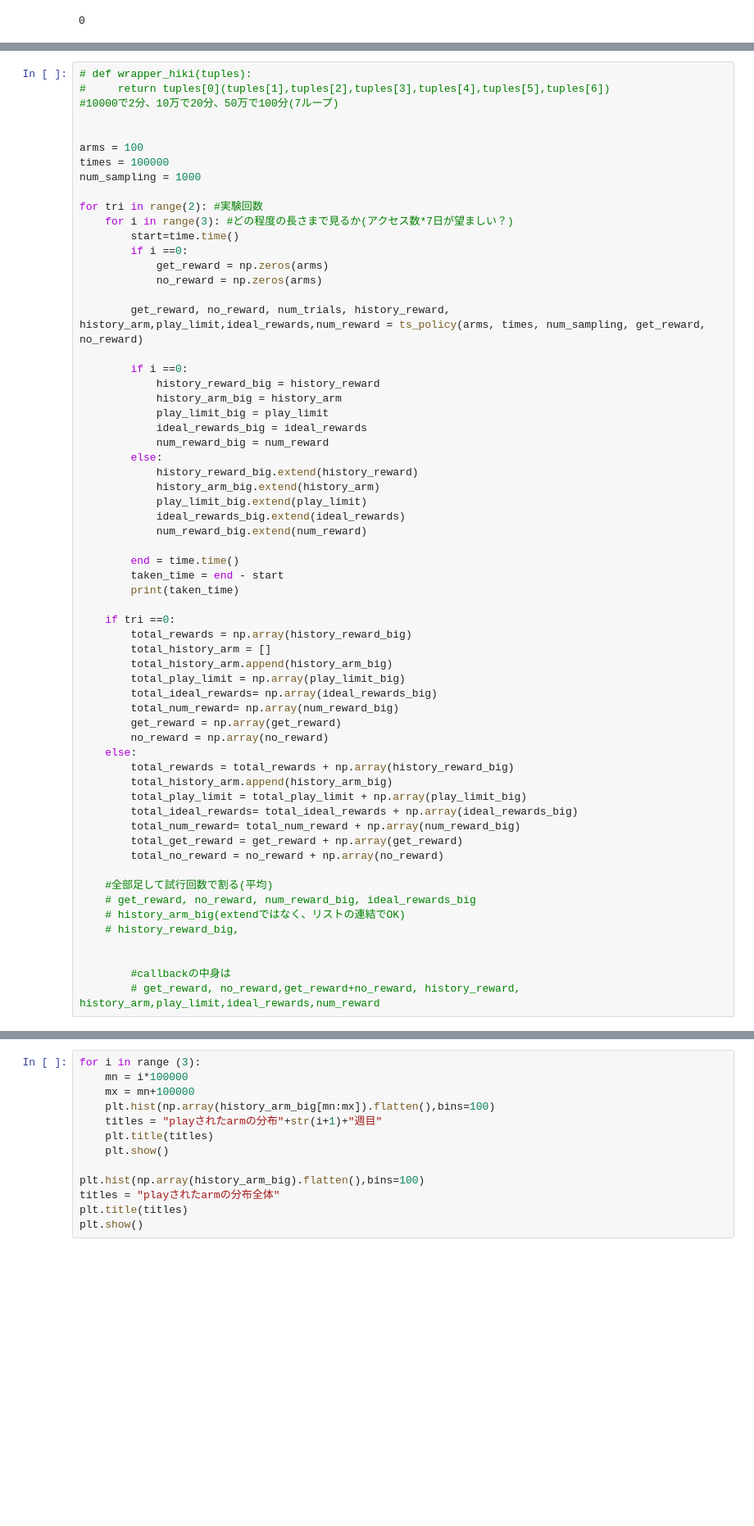
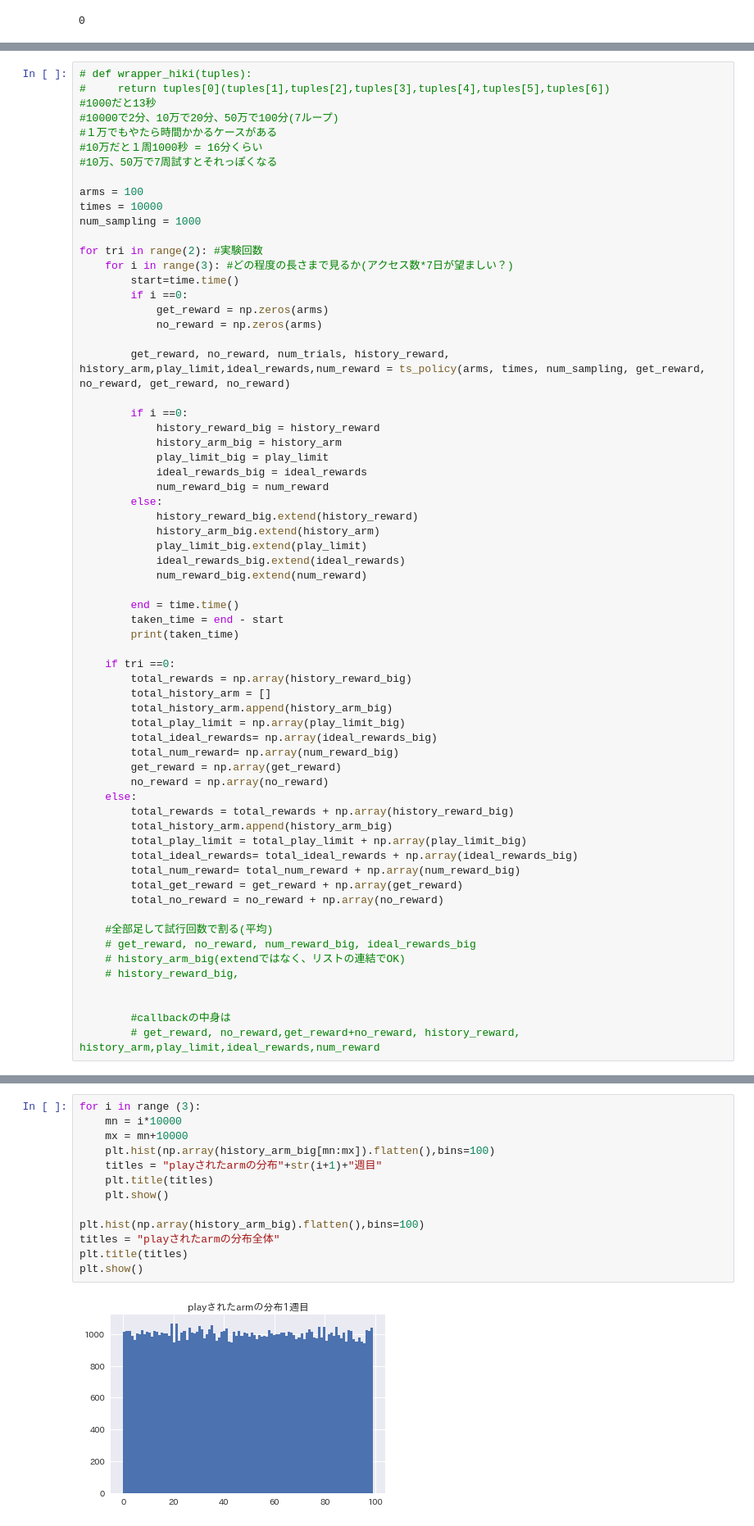
Before and after one commit to shoshosho/test2, a Jupyter notebook: bandit/offline_thompson_sampling_multi_armed_bandit-single.ipynb, the cells around one changed output, grey strips where cells are left out. Shown at 82% size. Drawn from its saved outputs; the diff is of its cells as text; blank space fills up the shorter version.

```diff
--- a/bandit/offline_thompson_sampling_multi_armed_bandit-single.ipynb
+++ b/bandit/offline_thompson_sampling_multi_armed_bandit-single.ipynb
@@ -117,11 +130,14 @@ def ts_policy(arms, time, num_sampling, get_reward, no_reward, alpha=1, beta=1):
 # %%
 # def wrapper_hiki(tuples):
 #     return tuples[0](tuples[1],tuples[2],tuples[3],tuples[4],tuples[5],tuples[6])
+#1000だと13秒
 #10000で2分、10万で20分、50万で100分(7ループ)
-
+#１万でもやたら時間かかるケースがある
+#10万だと１周1000秒 = 16分くらい
+#10万、50万で7周試すとそれっぽくなる
 
 arms = 100
-times = 100000
+times = 10000
 num_sampling = 1000
 
 for tri in range(2): #実験回数
@@ -131,7 +147,7 @@ for tri in range(2): #実験回数
             get_reward = np.zeros(arms)
             no_reward = np.zeros(arms)
 
-        get_reward, no_reward, num_trials, history_reward, history_arm,play_limit,ideal_rewards,num_reward = ts_policy(arms, times, num_sampling, get_reward, no_reward)
+        get_reward, no_reward, num_trials, history_reward, history_arm,play_limit,ideal_rewards,num_reward = ts_policy(arms, times, num_sampling, get_reward, no_reward, get_reward, no_reward)
 
         if i ==0:
             history_reward_big = history_reward
@@ -210,13 +277,15 @@ print("失敗総数",sum(no_reward))
 # %%
 for i in range (3):
-    mn = i*100000
-    mx = mn+100000
+    mn = i*10000
+    mx = mn+10000
     plt.hist(np.array(history_arm_big[mn:mx]).flatten(),bins=100)
     titles = "playされたarmの分布"+str(i+1)+"週目"
     plt.title(titles)
     plt.show()
 
 plt.hist(np.array(history_arm_big).flatten(),bins=100)
 titles = "playされたarmの分布全体"
 plt.title(titles)
 plt.show()
+# %% [output]
+[figure, added]
```
Also changed, not shown: parts of 9 cells of this notebook, 2 other files.
